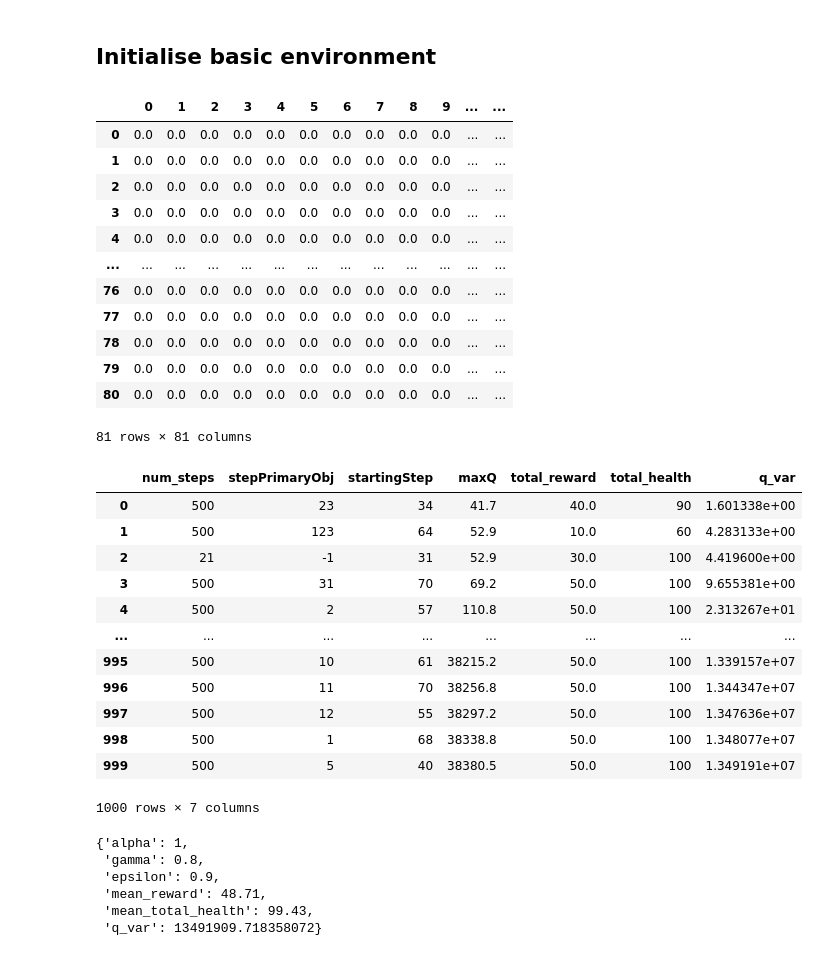
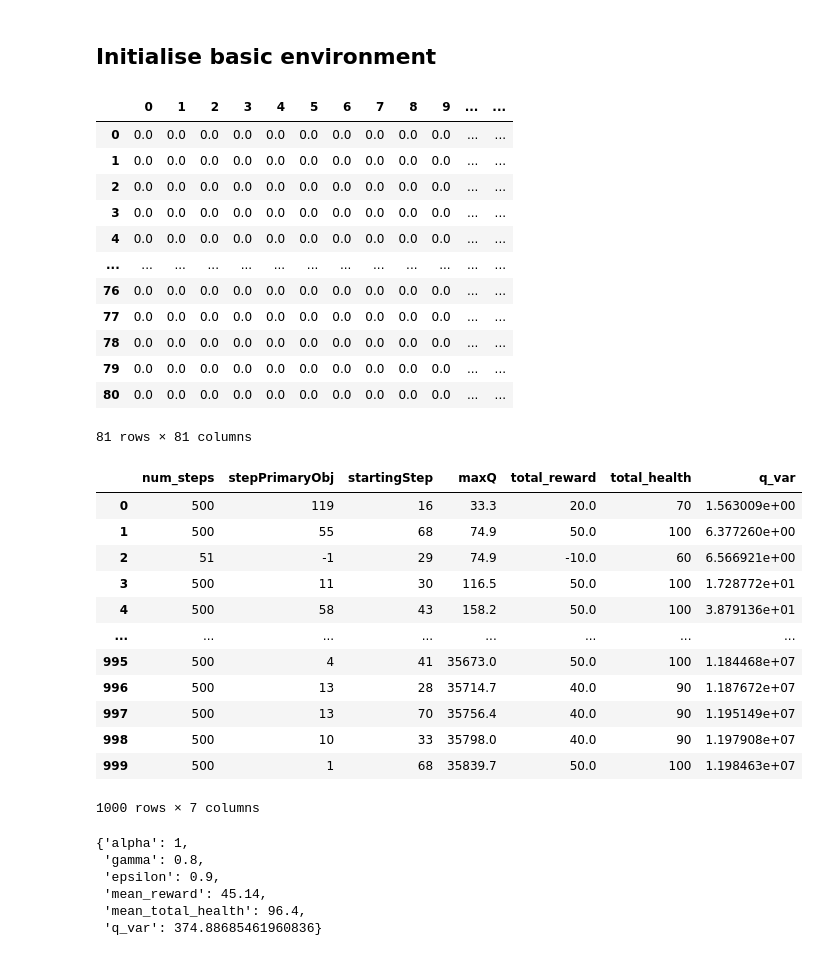
Before and after one commit to SL477/DRL-coursework, a Jupyter notebook: notebook.ipynb, the cells around one changed output. Drawn from its saved outputs; the diff is of its cells as text; code cells hidden in the pictures.

```diff
--- a/notebook.ipynb
+++ b/notebook.ipynb
@@ -55,23 +57,29 @@ plt.show()
 # %% [markdown]
 ## Initialise basic environment
 # %%
-def run_q_learning_basic(alpha: float, gamma: float, epsilon: float, num_episodes: int, show_stats=True) -> dict:
+def run_q_learning_basic(alpha: float, gamma: float, epsilon: float, num_episodes: int, show_stats=True, base_map=basic_map(), S=states(basic_map()), goal_state=10, rmat=r_matrix(basic_map())) -> dict:
     """Here we run an episode of Q-learning for the learner
     heavily influenced by Lab 4 code
 
-    As it has a primary and secondary objective, I may need to stop it from repeatedly collecting the 1st reward"""
-    base_map = basic_map()
+    As it has a primary and secondary objective, I may need to stop it from repeatedly collecting the 1st reward.
+
+    I have moved the map and states definitions out of the function as they don't change within it and in theory that should map it faster. The q matrix gets reset each time"""
+
+    #base_map = basic_map()
 
     # States and actions
-    S = states(base_map)
+    #S = states(base_map)
 
-    goal_state = 10#66# 10 # TODO get programatically
+    #goal_state = 10#66# 10 # TODO get programatically
 
     # R matrix
-    rmat = r_matrix(base_map)
+    #rmat = r_matrix(base_map)
 
     # Q matrix
     Q = q_matrix(base_map)
+
+    # Fixing random state
+    local_state = np.random.RandomState() # from https://stackoverflow.com/questions/29854398/seeding-random-number-generators-in-parallel-programs
 
     # Stats
     stats = {
@@ -99,15 +107,16 @@ def run_q_learning_basic(alpha: float, gamma: float, epsilon: float, num_episode
             q_values = [Q[s, a] for a in potential_actions]
 
             # get the best actions from the Q values
-            best_actions = potential_actions[np.where(q_values == np.max(q_values))[0]]
+            max_q = np.max(q_values) # pre calculate ahead of the loop
+            best_actions = potential_actions[np.where(q_values == max_q)[0]]
             # get the best actions Q values
             # best_actions_q_values = [Q[s, x] for x in best_actions]
 
             # determine whether to explore or exploit
-            if np.random.uniform() > epsilon:
-                a = np.random.choice(potential_actions)
+            if local_state.uniform() > epsilon:
+                a = local_state.choice(potential_actions)
             else:
-                a = np.random.choice(best_actions)
+                a = local_state.choice(best_actions)
 
             # Get the reward
             reward = rmat[s, a]
@@ -144,53 +153,53 @@ def run_q_learning_basic(alpha: float, gamma: float, epsilon: float, num_episode
         stats['q_var'].append(Q.var())
 
     if show_stats:
         #print(f"End of episode {episode} Q matrix:\n{Q.round(1)}")
         display(pd.DataFrame(Q.round(1)))
         # put the statistics using pandas
         display(pd.DataFrame.from_dict(stats))
 
     # return the statistics
     return {
         'alpha': alpha,
         'gamma': gamma,
         'epsilon': epsilon,
-        'mean_reward': np.array(stats['total_reward']).mean(),
-        'mean_total_health': np.array(stats['total_health']).mean(),
-        'q_var': Q.var()
+        'mean_reward': np.mean(stats['total_reward']), # don't cast the types
+        'mean_total_health': np.mean(stats['total_health']),
+        'q_var': Q.mean() # don't take the variance of the variance, take the mean
     }
 run_q_learning_basic(1, 0.8, 0.9, 1000)
 # %% [output]
 |  | 0 | 1 | 2 | 3 | 4 | 5 | 6 | 7 | 8 | 9 | ... | ... |
 | 0 | 0.0 | 0.0 | 0.0 | 0.0 | 0.0 | 0.0 | 0.0 | 0.0 | 0.0 | 0.0 | ... | ... |
 | 1 | 0.0 | 0.0 | 0.0 | 0.0 | 0.0 | 0.0 | 0.0 | 0.0 | 0.0 | 0.0 | ... | ... |
 | 2 | 0.0 | 0.0 | 0.0 | 0.0 | 0.0 | 0.0 | 0.0 | 0.0 | 0.0 | 0.0 | ... | ... |
 | 3 | 0.0 | 0.0 | 0.0 | 0.0 | 0.0 | 0.0 | 0.0 | 0.0 | 0.0 | 0.0 | ... | ... |
 | 4 | 0.0 | 0.0 | 0.0 | 0.0 | 0.0 | 0.0 | 0.0 | 0.0 | 0.0 | 0.0 | ... | ... |
 | ... | ... | ... | ... | ... | ... | ... | ... | ... | ... | ... | ... | ... |
 | 76 | 0.0 | 0.0 | 0.0 | 0.0 | 0.0 | 0.0 | 0.0 | 0.0 | 0.0 | 0.0 | ... | ... |
 | 77 | 0.0 | 0.0 | 0.0 | 0.0 | 0.0 | 0.0 | 0.0 | 0.0 | 0.0 | 0.0 | ... | ... |
 | 78 | 0.0 | 0.0 | 0.0 | 0.0 | 0.0 | 0.0 | 0.0 | 0.0 | 0.0 | 0.0 | ... | ... |
 | 79 | 0.0 | 0.0 | 0.0 | 0.0 | 0.0 | 0.0 | 0.0 | 0.0 | 0.0 | 0.0 | ... | ... |
 | 80 | 0.0 | 0.0 | 0.0 | 0.0 | 0.0 | 0.0 | 0.0 | 0.0 | 0.0 | 0.0 | ... | ... |
 81 rows × 81 columns
 |  | num_steps | stepPrimaryObj | startingStep | maxQ | total_reward | total_health | q_var |
-| 0 | 500 | 23 | 34 | 41.7 | 40.0 | 90 | 1.601338e+00 |
-| 1 | 500 | 123 | 64 | 52.9 | 10.0 | 60 | 4.283133e+00 |
-| 2 | 21 | -1 | 31 | 52.9 | 30.0 | 100 | 4.419600e+00 |
-| 3 | 500 | 31 | 70 | 69.2 | 50.0 | 100 | 9.655381e+00 |
-| 4 | 500 | 2 | 57 | 110.8 | 50.0 | 100 | 2.313267e+01 |
+| 0 | 500 | 119 | 16 | 33.3 | 20.0 | 70 | 1.563009e+00 |
+| 1 | 500 | 55 | 68 | 74.9 | 50.0 | 100 | 6.377260e+00 |
+| 2 | 51 | -1 | 29 | 74.9 | -10.0 | 60 | 6.566921e+00 |
+| 3 | 500 | 11 | 30 | 116.5 | 50.0 | 100 | 1.728772e+01 |
+| 4 | 500 | 58 | 43 | 158.2 | 50.0 | 100 | 3.879136e+01 |
 | ... | ... | ... | ... | ... | ... | ... | ... |
-| 995 | 500 | 10 | 61 | 38215.2 | 50.0 | 100 | 1.339157e+07 |
-| 996 | 500 | 11 | 70 | 38256.8 | 50.0 | 100 | 1.344347e+07 |
-| 997 | 500 | 12 | 55 | 38297.2 | 50.0 | 100 | 1.347636e+07 |
-| 998 | 500 | 1 | 68 | 38338.8 | 50.0 | 100 | 1.348077e+07 |
-| 999 | 500 | 5 | 40 | 38380.5 | 50.0 | 100 | 1.349191e+07 |
+| 995 | 500 | 4 | 41 | 35673.0 | 50.0 | 100 | 1.184468e+07 |
+| 996 | 500 | 13 | 28 | 35714.7 | 40.0 | 90 | 1.187672e+07 |
+| 997 | 500 | 13 | 70 | 35756.4 | 40.0 | 90 | 1.195149e+07 |
+| 998 | 500 | 10 | 33 | 35798.0 | 40.0 | 90 | 1.197908e+07 |
+| 999 | 500 | 1 | 68 | 35839.7 | 50.0 | 100 | 1.198463e+07 |
 1000 rows × 7 columns
 {'alpha': 1,
  'gamma': 0.8,
  'epsilon': 0.9,
- 'mean_reward': 48.71,
- 'mean_total_health': 99.43,
- 'q_var': 13491909.718358072}
+ 'mean_reward': 45.14,
+ 'mean_total_health': 96.4,
+ 'q_var': 374.88685461960836}
 # %%
 # Grid search
```
Also changed, not shown: parts of 4 cells of this notebook, 1 other file.
